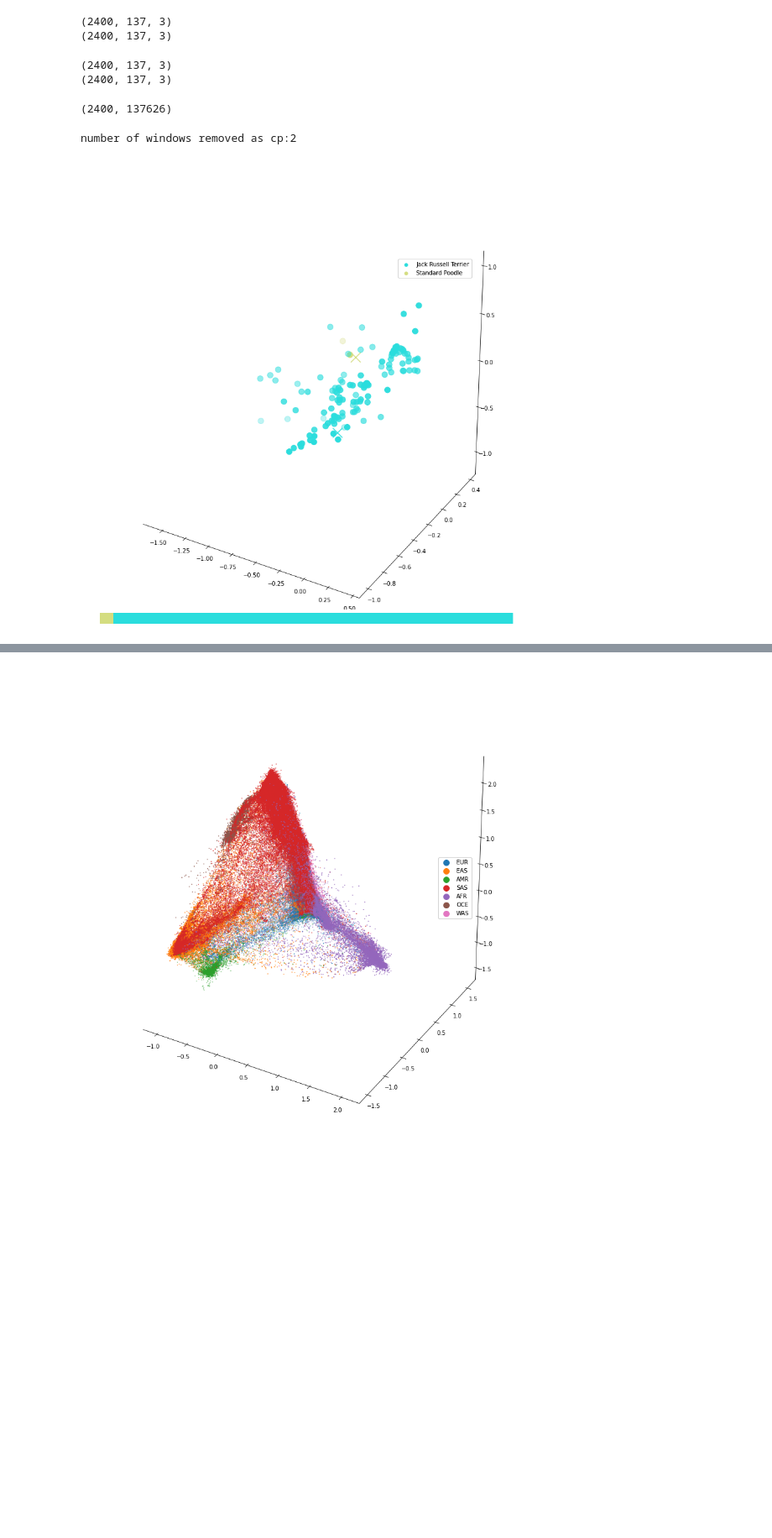
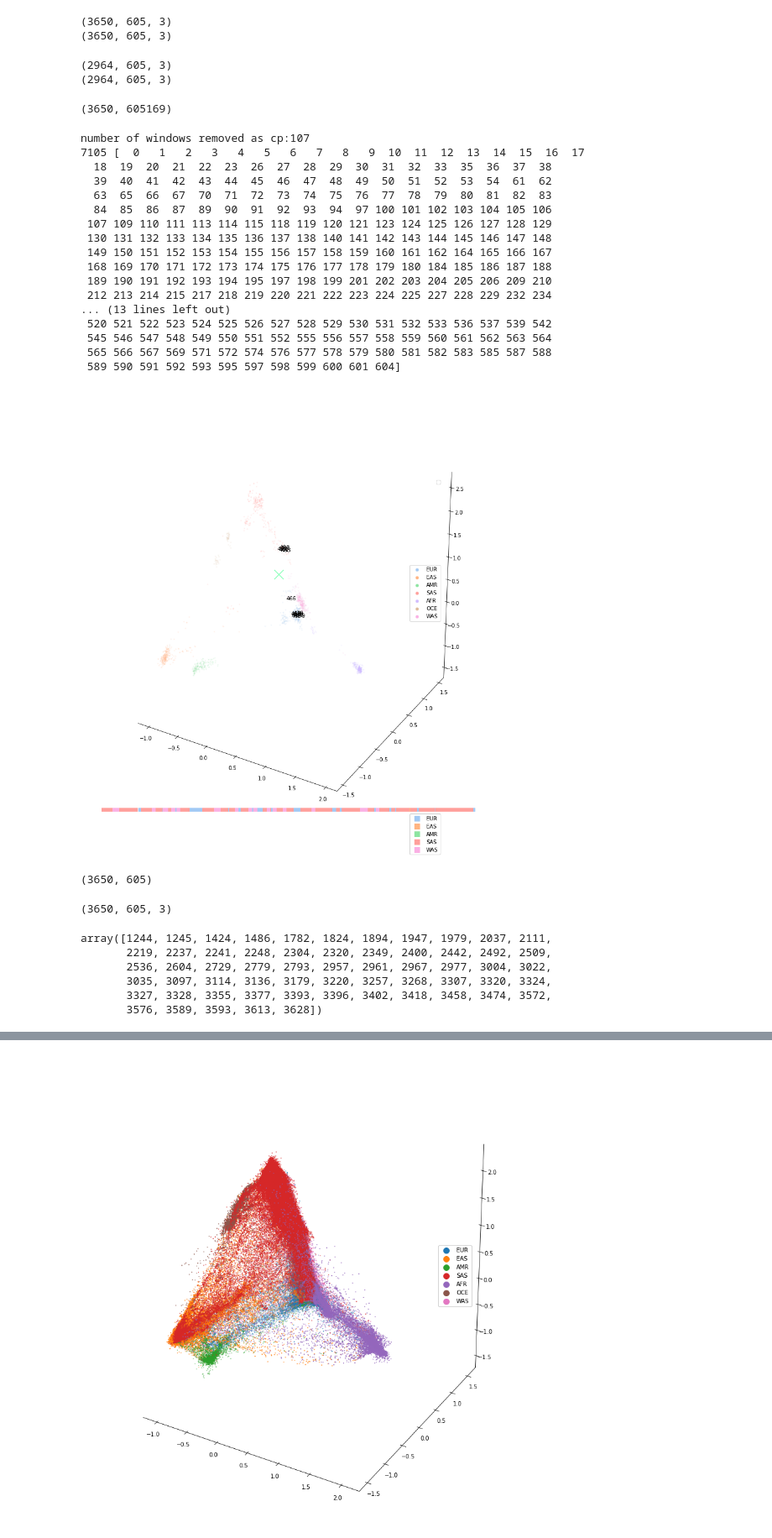
Before and after one commit to RichRast/Ge3Net, a Jupyter notebook: Notebooks/Shared_Notebooks/Retrieve saved model.ipynb, the cells around one changed output, grey strips where cells are left out. Shown: that part at 84% size. Cells and saved outputs as stored; diff of their text form; code cells hidden in the pictures; blank space fills up the shorter version.

```diff
--- a/Notebooks/Shared_Notebooks/Retrieve saved model.ipynb
+++ b/Notebooks/Shared_Notebooks/Retrieve saved model.ipynb
@@ -37,25 +41,29 @@ config={}
 config['data.data_in'] = '/scratch/groups/cdbustam/richras/data_in'
 config['data.data_out'] = '/scratch/groups/cdbustam/richras/data_out'
 config['data.data_dir'] = '/scratch/groups/cdbustam/richras'
-data_id = '2_umap'
+data_id = '7_pca'
 train_expt_id = 1
 model="Model_B"
-config['data.labels_dir'] = ''.join(['/scratch/groups/cdbustam/richras/data_out/dogs/labels/',\
+config['data.labels_dir'] = ''.join(['/scratch/groups/cdbustam/richras/data_out/humans/labels/',\
                                     'data_id_', str(data_id)])
-config['model.working_dir'] = ''.join(['/scratch/groups/cdbustam/richras/data_out/dogs/training/',\
+config['model.working_dir'] = ''.join(['/scratch/groups/cdbustam/richras/data_out/humans/training/',\
                             str(model),'_exp_id_',str(train_expt_id),'_data_id_', str(data_id),'/models_dir' ])
-config['data.params'] =  ''.join(['/scratch/groups/cdbustam/richras/data_out/dogs/training/',\
-                            str(model),'_exp_id_',str(train_expt_id),'_data_id_', str(data_id)])
+# config['data.params'] =  ''.join(['/scratch/groups/cdbustam/richras/data_out/humans/training/',\
+#                             str(model),'_exp_id_',str(train_expt_id),'_data_id_', str(data_id)])
+
+config['data.params'] = '/home/users/richras/Ge2Net_Repo/src/main/experiments/exp_B/'
+
 config['cuda'] = 'cuda:0'
-config['geno_type'] ='dogs'
+config['geno_type'] ='humans'
 
-json_path = os.path.join(config['data.params'], 'params.json')
+# json_path = os.path.join(config['data.params'], 'params.json')
 #incorrect below- tmp workaround. find the issue and revert back to above
-# json_path = ''.join([config['data.params'], 'params.json'])
+json_path = ''.join([config['data.params'], 'params.json'])
 assert os.path.isfile(json_path), "No json configuration file found at {}".format(json_path)
 params = Params(json_path)
 params.cuda = torch.cuda.is_available()
 params.device = torch.device(config['cuda'] if params.cuda else 'cpu')
+params.n_win=605
 # %%
 model_aux = AuxiliaryTask.AuxNetwork(params).to(params.device)
 model_main = LSTM.BiRNN(params).to(params.device)
@@ -111,8 +119,8 @@ print(valid_outs.coord_main.shape)
 print(valid_outs.y_var.shape)
 val_target_labels = validation_dataset.data['y']
 # %% [output]
-(2400, 137, 3)
-(2400, 137, 3)
+(3650, 605, 3)
+(3650, 605, 3)
 # %%
 test_outs= test_result.t_out
 print(test_outs.coord_main.shape)
@@ -120,13 +128,13 @@ print(test_outs.y_var.shape)
 test_target_labels = test_dataset.data['y']
 test_vcf_idx=test_dataset.vcf_idx
 # %% [output]
-(2400, 137, 3)
-(2400, 137, 3)
+(2964, 605, 3)
+(2964, 605, 3)
 # %%
 val_vcf_idx=validation_dataset.vcf_idx
 val_vcf_idx.shape
 # %% [output]
-(2400, 137626)
+(3650, 605169)
 # %%
 granular_pop_dict = load_path(osp.join(config['data.labels_dir'], 'granular_pop.pkl'), en_pickle=True)
 rev_pop_dict={v:k for k,v in granular_pop_dict.items()}
@@ -235,18 +285,35 @@ def plot_sample(y_pred_overall,y_vcf_idx_raw,y_target, pop_arr,rev_pop_dict, sup
 
     plt.show()
 # %%
-index=38
+index=1245
 y_pred_overall = valid_outs.coord_main[index,:]
 all_labels=np.stack(list(labels_dict.values()))
 y_target_labels=val_target_labels.detach().cpu().numpy()[index,:]
 y_vcf_labels = torch.tensor(val_vcf_idx[index,0:params.chmlen].reshape(1,params.n_win, params.aux_net_in))
 y_vcf_idx = torch.mode(y_vcf_labels,dim=2)[0]
 y_vcf_idx = y_vcf_idx.detach().cpu().numpy()
 pop_order=list(superpop_dict.keys())
-plot_sample(y_pred_overall,y_vcf_idx,y_target_labels, pop_arr,rev_pop_dict,superpop_dict,all_labels,cp_show=False)
+plot_sample(y_pred_overall,y_vcf_idx,y_target_labels, pop_arr,rev_pop_dict,superpop_dict,all_labels, \
+            config['data.labels_dir'],cp_show=False)
 # %% [output]
-number of windows removed as cp:2
+number of windows removed as cp:107
+7105 [  0   1   2   3   4   5   6   7   8   9  10  11  12  13  14  15  16  17
+  18  19  20  21  22  23  26  27  28  29  30  31  32  33  35  36  37  38
+  39  40  41  42  43  44  45  46  47  48  49  50  51  52  53  54  61  62
+  63  65  66  67  70  71  72  73  74  75  76  77  78  79  80  81  82  83
+  84  85  86  87  89  90  91  92  93  94  97 100 101 102 103 104 105 106
+ 107 109 110 111 113 114 115 118 119 120 121 123 124 125 126 127 128 129
+ 130 131 132 133 134 135 136 137 138 140 141 142 143 144 145 146 147 148
+ 149 150 151 152 153 154 155 156 157 158 159 160 161 162 164 165 166 167
+ 168 169 170 171 172 173 174 175 176 177 178 179 180 184 185 186 187 188
+ 189 190 191 192 193 194 195 197 198 199 201 202 203 204 205 206 209 210
+ 212 213 214 215 217 218 219 220 221 222 223 224 225 227 228 229 232 234
+... (13 lines left out)
+ 520 521 522 523 524 525 526 527 528 529 530 531 532 533 536 537 539 542
+ 545 546 547 548 549 550 551 552 555 556 557 558 559 560 561 562 563 564
+ 565 566 567 569 571 572 574 576 577 578 579 580 581 582 583 585 587 588
+ 589 590 591 592 593 595 597 598 599 600 601 604]
-[figure, old version]
+[figure, new version]
 # %%
 all_preds=valid_outs.coord_main
 all_vcf_labels = torch.tensor(val_vcf_idx[:,0:params.chmlen].reshape(-1,params.n_win, params.aux_net_in))
@@ -256,0 +328,17 @@ continent_labels = np.array(list(map(lambda x: continent_map[x.item()], all_vcf_
+# %%
+all_vcf_idx_w_reshape.shape
+# %% [output]
+(3650, 605)
+# %%
+all_preds.shape
+# %% [output]
+(3650, 605, 3)
+# %%
+np.unique(np.where(np.isin(all_vcf_idx_w_reshape,[7104, 7105,7106, 7107]))[0])
+# %% [output]
+array([1244, 1245, 1424, 1486, 1782, 1824, 1894, 1947, 1979, 2037, 2111,
+       2219, 2237, 2241, 2248, 2304, 2320, 2349, 2400, 2442, 2492, 2509,
+       2536, 2604, 2729, 2779, 2793, 2957, 2961, 2967, 2977, 3004, 3022,
+       3035, 3097, 3114, 3136, 3179, 3220, 3257, 3268, 3307, 3320, 3324,
+       3327, 3328, 3355, 3377, 3393, 3396, 3402, 3418, 3458, 3474, 3572,
+       3576, 3589, 3593, 3613, 3628])
```
Also changed, not shown: parts of 16 cells of this notebook, 7 other files.
